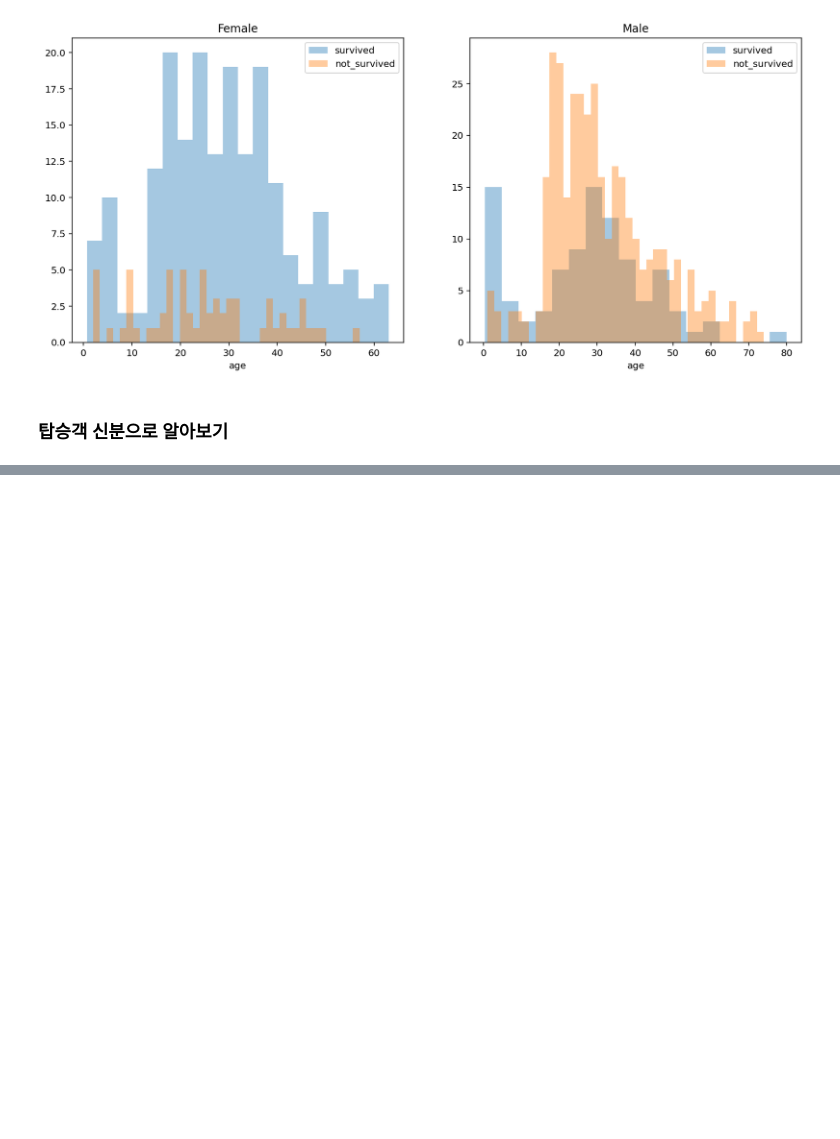
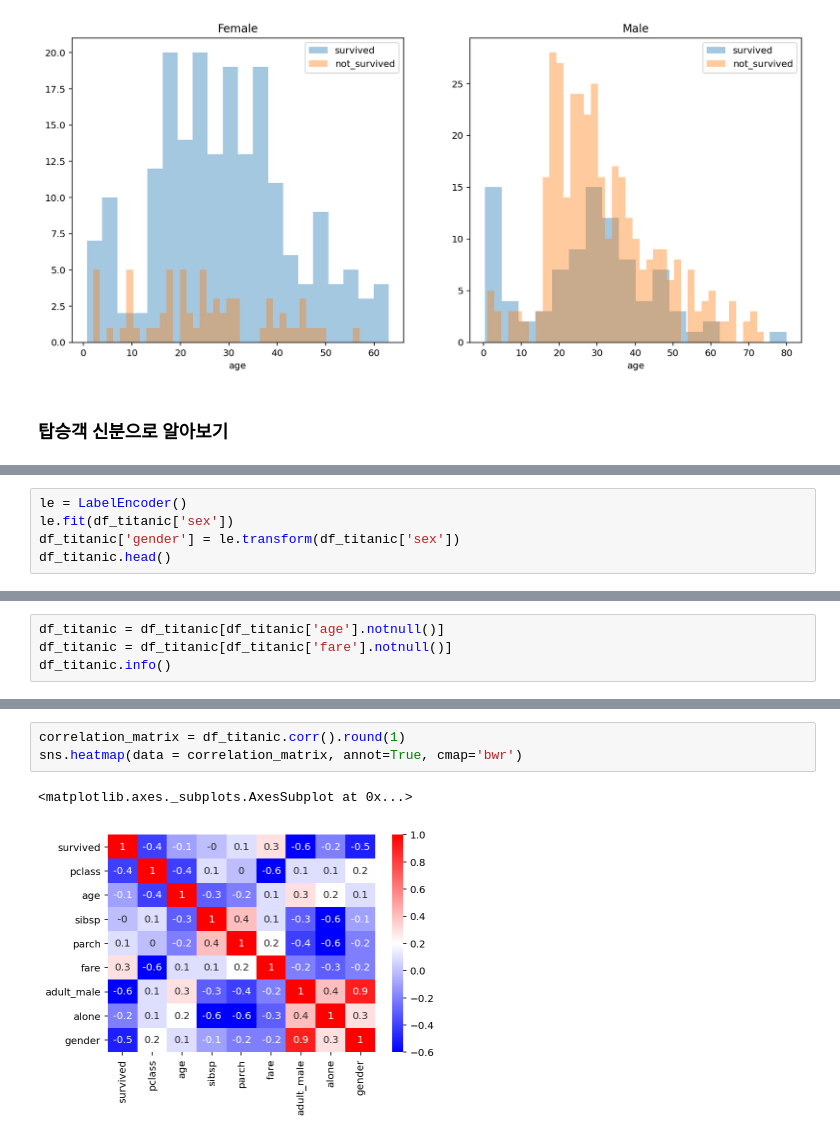
Before and after one commit to shinevol53/MachineLearning, a Jupyter notebook: ML06_Titanic.ipynb, the cells around one changed output, grey strips where cells are left out. Saved outputs shown, nothing was run; the diff lists cells and outputs as text; blank space fills up the shorter version.

```diff
--- a/ML06_Titanic.ipynb
+++ b/ML06_Titanic.ipynb
@@ -176,0 +192,5 @@ df_titanic
+# %%
+le = LabelEncoder()
+le.fit(df_titanic['sex'])
+df_titanic['gender'] = le.transform(df_titanic['sex'])
+df_titanic.head()
@@ -176,0 +206,4 @@ df_titanic
+# %%
+df_titanic = df_titanic[df_titanic['age'].notnull()]
+df_titanic = df_titanic[df_titanic['fare'].notnull()]
+df_titanic.info()
@@ -176,0 +228,6 @@ df_titanic
+# %%
+correlation_matrix = df_titanic.corr().round(1)
+sns.heatmap(data = correlation_matrix, annot=True, cmap='bwr')
+# %% [output]
+<matplotlib.axes._subplots.AxesSubplot at 0x...>
+[figure, added]
```
Also changed, not shown: parts of 29 cells of this notebook.
